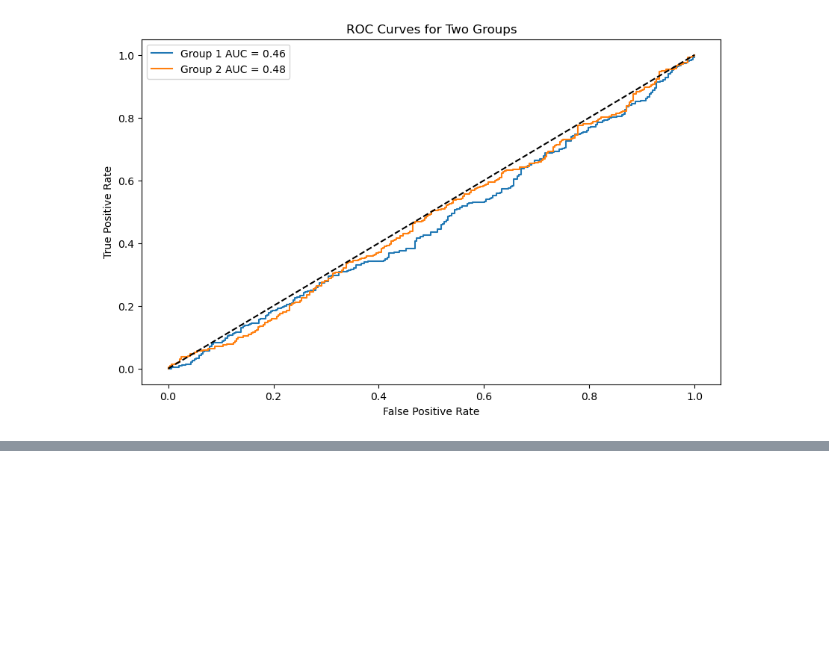
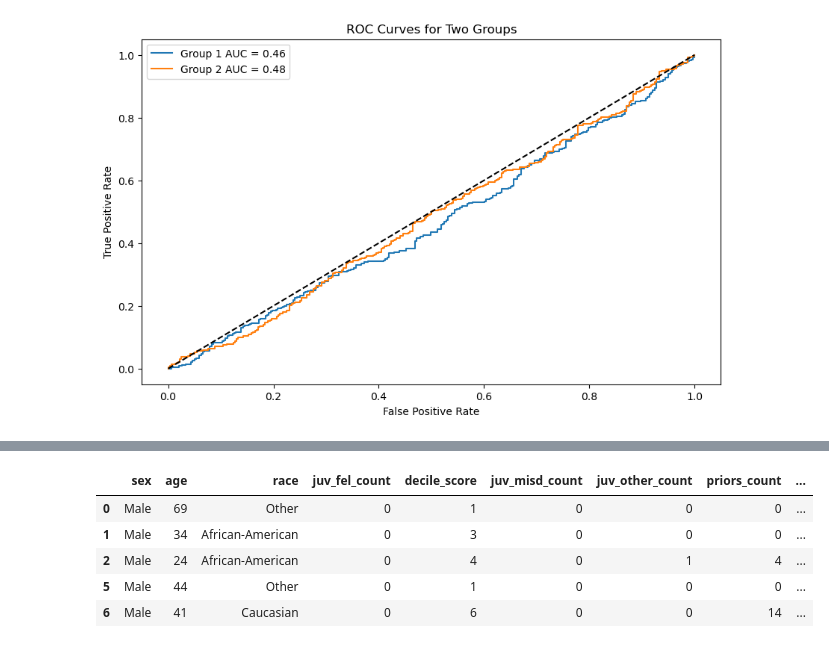
Before and after one commit to tlhaeussler/ensae-fairness-ml-project, a Jupyter notebook: ranking_under_roc_fairness.ipynb, the cells around one changed output, grey strips where cells are left out. Cells and saved outputs as stored; diff of their text form; code cells hidden in the pictures; blank space fills up the shorter version.

```diff
--- a/ranking_under_roc_fairness.ipynb
+++ b/ranking_under_roc_fairness.ipynb
@@ -44,0 +104,22 @@ plt.show()
+# %%
+# Keep rows where the screening happened within 30 days before or after the arrest
+df = df[(df["days_b_screening_arrest"] >= -30) & (df["days_b_screening_arrest"] <= 30)]
+
+# Calculate the number of days each individual was in jail
+df["days_in_jail"] = (pd.to_datetime(df["c_jail_out"]) - pd.to_datetime(df["c_jail_in"])).dt.days
+
+# Filter out rows where recidivism data is not available or the charge degree is 'Other'
+df = df[(df["is_recid"] >= 0) & (df["c_charge_degree"] != "O")]
+
+# Prepare data for encoding and machine learning
+cols_to_delete = ["c_jail_out", "c_jail_in", "days_b_screening_arrest"]
+df = df[[a for a in df.columns if a not in cols_to_delete]]
+
+df.head()
+# %% [output]
+|  | sex | age | race | juv_fel_count | decile_score | juv_misd_count | juv_other_count | priors_count | ... |
+| 0 | Male | 69 | Other | 0 | 1 | 0 | 0 | 0 | ... |
+| 1 | Male | 34 | African-American | 0 | 3 | 0 | 0 | 0 | ... |
+| 2 | Male | 24 | African-American | 0 | 4 | 0 | 1 | 4 | ... |
+| 5 | Male | 44 | Other | 0 | 1 | 0 | 0 | 0 | ... |
+| 6 | Male | 41 | Caucasian | 0 | 6 | 0 | 0 | 14 | ... |
```
Also changed, not shown: parts of 5 cells of this notebook.
